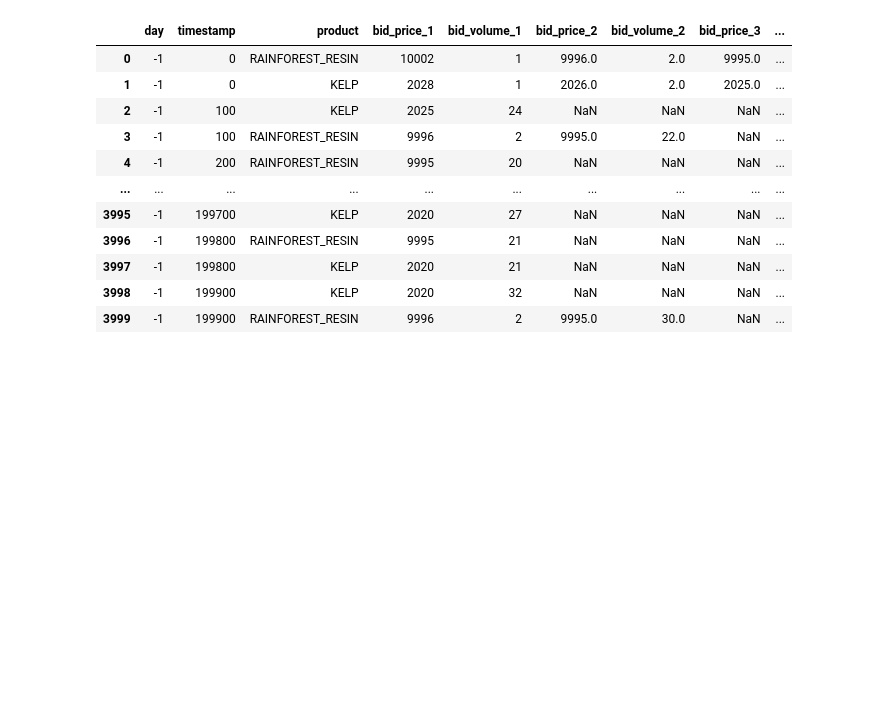
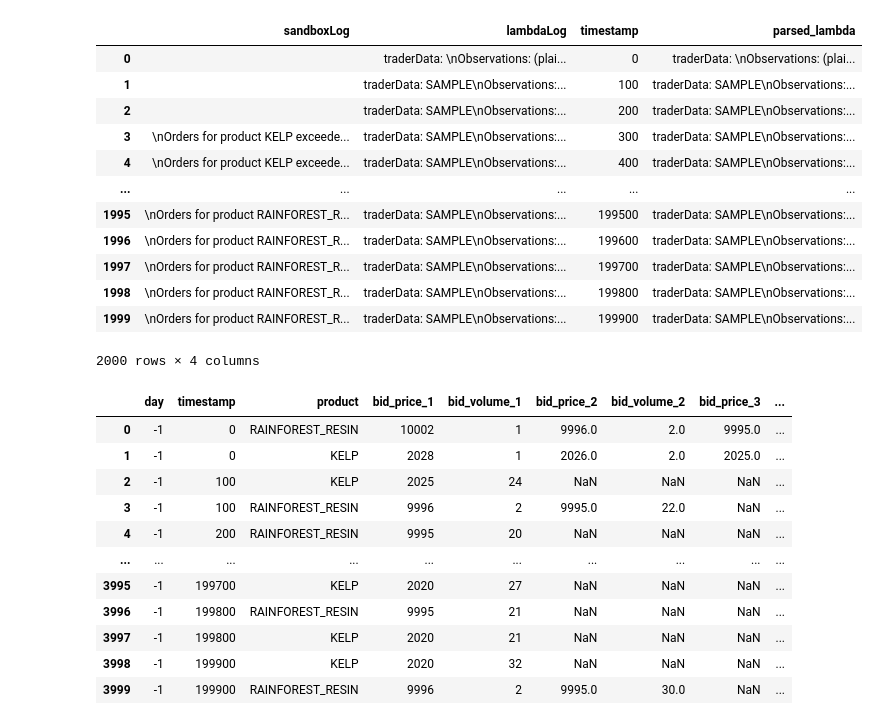
Before and after one commit to kaimarnsmorris/Prosperity2025, a Jupyter notebook: log_analysis.ipynb, the cells around one changed output. Saved outputs shown, nothing was run; the diff lists cells and outputs as text; code cells hidden in the pictures; blank space fills up the shorter version.

```diff
--- a/log_analysis.ipynb
+++ b/log_analysis.ipynb
@@ -98,3 +112,19 @@ JSONDecodeError: Expecting value: line 1 column 2 (char 1)
+# %%
+sandbox_logs
+# %% [output]
+|  | sandboxLog | lambdaLog | timestamp | parsed_lambda |
+| 0 |  | traderData: \nObservations: (plai... | 0 | traderData: \nObservations: (plai... |
+| 1 |  | traderData: SAMPLE\nObservations:... | 100 | traderData: SAMPLE\nObservations:... |
+| 2 |  | traderData: SAMPLE\nObservations:... | 200 | traderData: SAMPLE\nObservations:... |
+| 3 | \nOrders for product KELP exceede... | traderData: SAMPLE\nObservations:... | 300 | traderData: SAMPLE\nObservations:... |
+| 4 | \nOrders for product KELP exceede... | traderData: SAMPLE\nObservations:... | 400 | traderData: SAMPLE\nObservations:... |
+| ... | ... | ... | ... | ... |
+| 1995 | \nOrders for product RAINFOREST_R... | traderData: SAMPLE\nObservations:... | 199500 | traderData: SAMPLE\nObservations:... |
+| 1996 | \nOrders for product RAINFOREST_R... | traderData: SAMPLE\nObservations:... | 199600 | traderData: SAMPLE\nObservations:... |
+| 1997 | \nOrders for product RAINFOREST_R... | traderData: SAMPLE\nObservations:... | 199700 | traderData: SAMPLE\nObservations:... |
+| 1998 | \nOrders for product RAINFOREST_R... | traderData: SAMPLE\nObservations:... | 199800 | traderData: SAMPLE\nObservations:... |
+| 1999 | \nOrders for product RAINFOREST_R... | traderData: SAMPLE\nObservations:... | 199900 | traderData: SAMPLE\nObservations:... |
+2000 rows × 4 columns
 # %%
 activities_log
 # %% [output]
```
Also changed, not shown: parts of 4 cells of this notebook.
